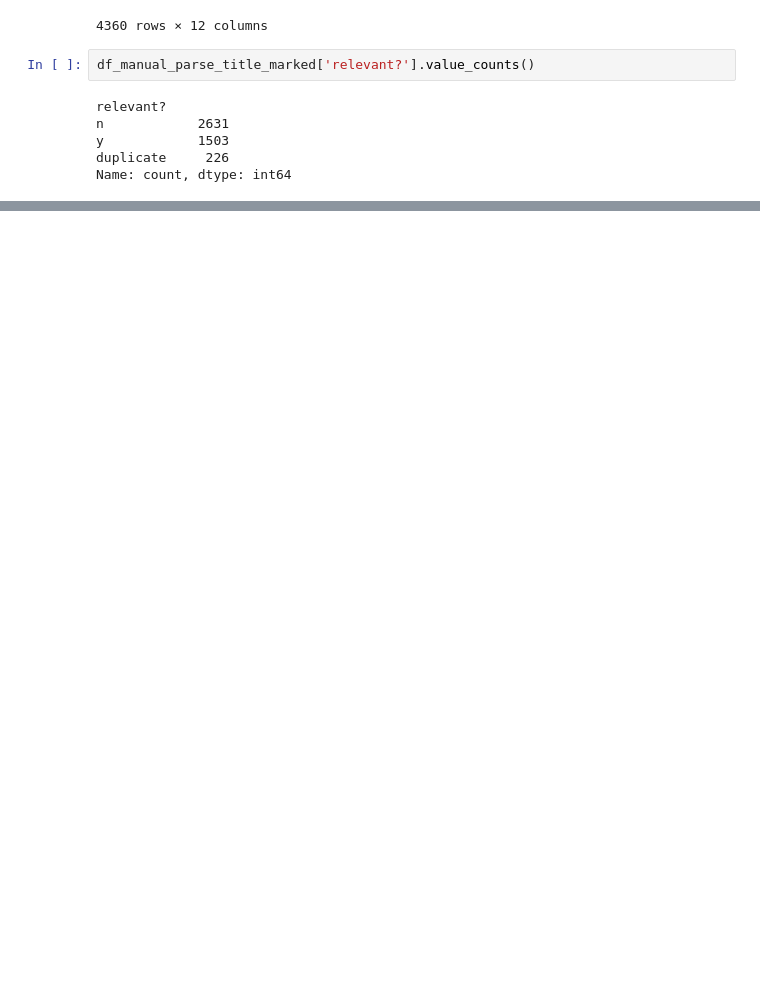
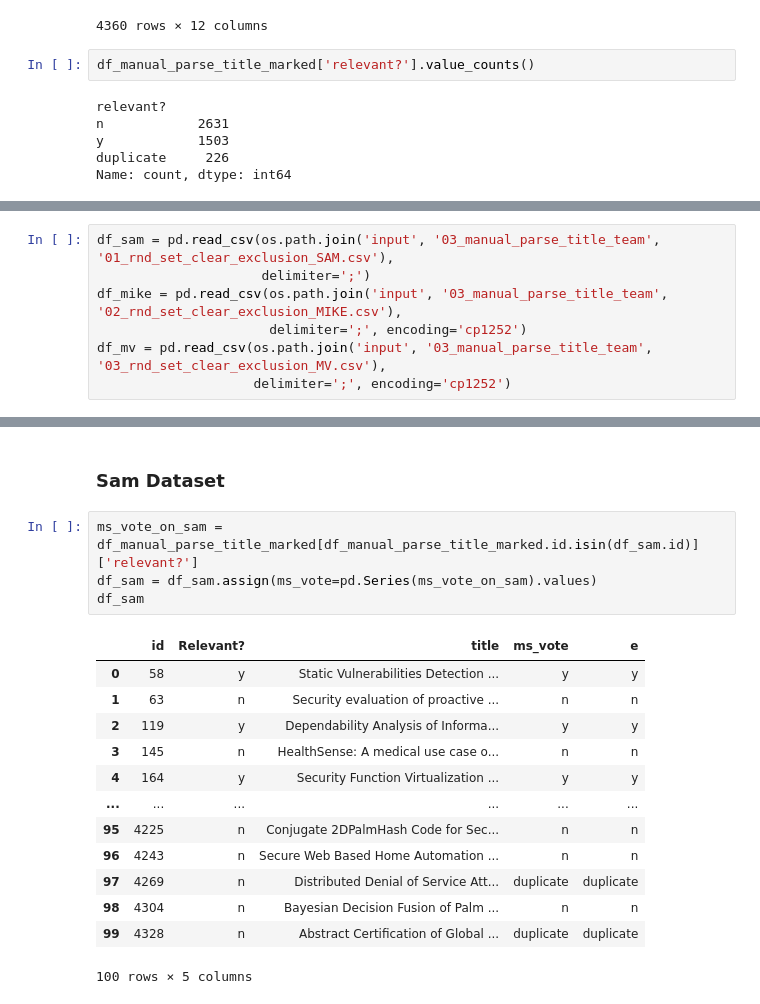
Before and after one commit to mstadler-jku/literature-search-tool-SLR, a Jupyter notebook: src/main/python/at/jku/scsl/main/03_manual_parse_title.ipynb, the cells around one changed output, grey strips where cells are left out. Drawn from its saved outputs; the diff is of its cells as text; blank space fills up the shorter version.

Commit message:
load data of team for title inclusion

```diff
--- a/src/main/python/at/jku/scsl/main/03_manual_parse_title.ipynb
+++ b/src/main/python/at/jku/scsl/main/03_manual_parse_title.ipynb
@@ -137,0 +144,7 @@ Name: count, dtype: int64
+# %%
+df_sam = pd.read_csv(os.path.join('input', '03_manual_parse_title_team', '01_rnd_set_clear_exclusion_SAM.csv'),
+                     delimiter=';')
+df_mike = pd.read_csv(os.path.join('input', '03_manual_parse_title_team', '02_rnd_set_clear_exclusion_MIKE.csv'),
+                      delimiter=';', encoding='cp1252')
+df_mv = pd.read_csv(os.path.join('input', '03_manual_parse_title_team', '03_rnd_set_clear_exclusion_MV.csv'),
+                    delimiter=';', encoding='cp1252')
@@ -137,0 +165,20 @@ Name: count, dtype: int64
+# %% [markdown]
+### Sam Dataset
+# %%
+ms_vote_on_sam = df_manual_parse_title_marked[df_manual_parse_title_marked.id.isin(df_sam.id)]['relevant?']
+df_sam = df_sam.assign(ms_vote=pd.Series(ms_vote_on_sam).values)
+df_sam
+# %% [output]
+|  | id | Relevant? | title | ms_vote | e |
+| 0 | 58 | y | Static Vulnerabilities Detection ... | y | y |
+| 1 | 63 | n | Security evaluation of proactive ... | n | n |
+| 2 | 119 | y | Dependability Analysis of Informa... | y | y |
+| 3 | 145 | n | HealthSense: A medical use case o... | n | n |
+| 4 | 164 | y | Security Function Virtualization ... | y | y |
+| ... | ... | ... | ... | ... | ... |
+| 95 | 4225 | n | Conjugate 2DPalmHash Code for Sec... | n | n |
+| 96 | 4243 | n | Secure Web Based Home Automation ... | n | n |
+| 97 | 4269 | n | Distributed Denial of Service Att... | duplicate | duplicate |
+| 98 | 4304 | n | Bayesian Decision Fusion of Palm ... | n | n |
+| 99 | 4328 | n | Abstract Certification of Global ... | duplicate | duplicate |
+100 rows × 5 columns
```
Also changed, not shown: parts of 7 cells of this notebook, 4 other files.
